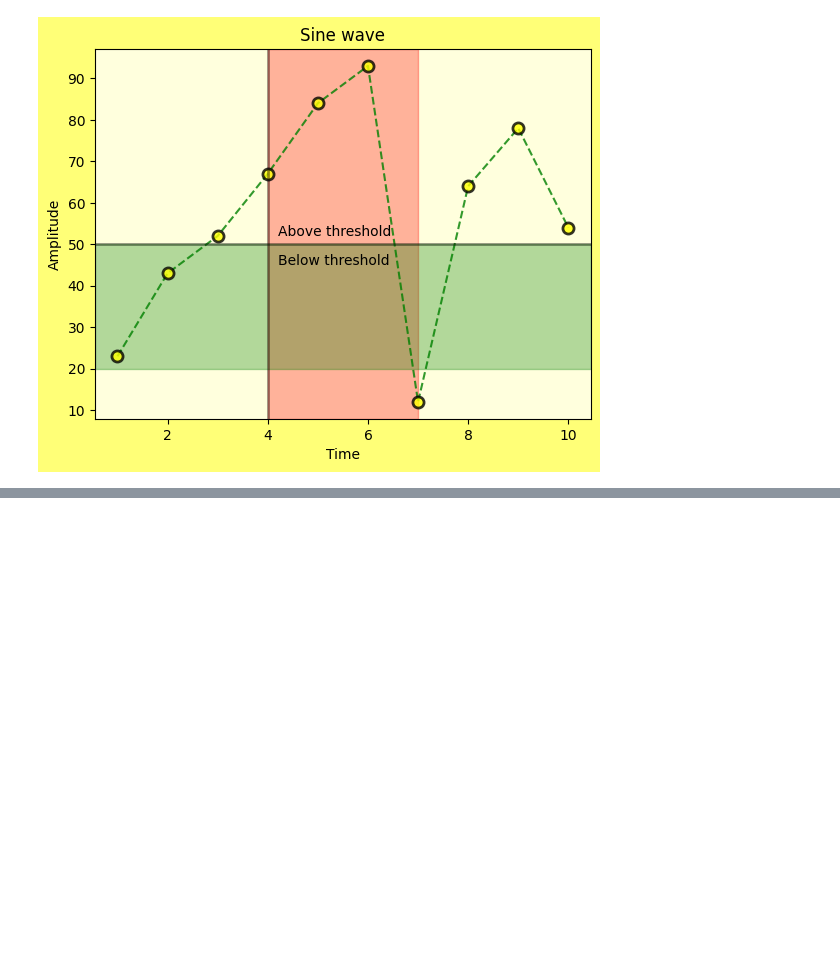
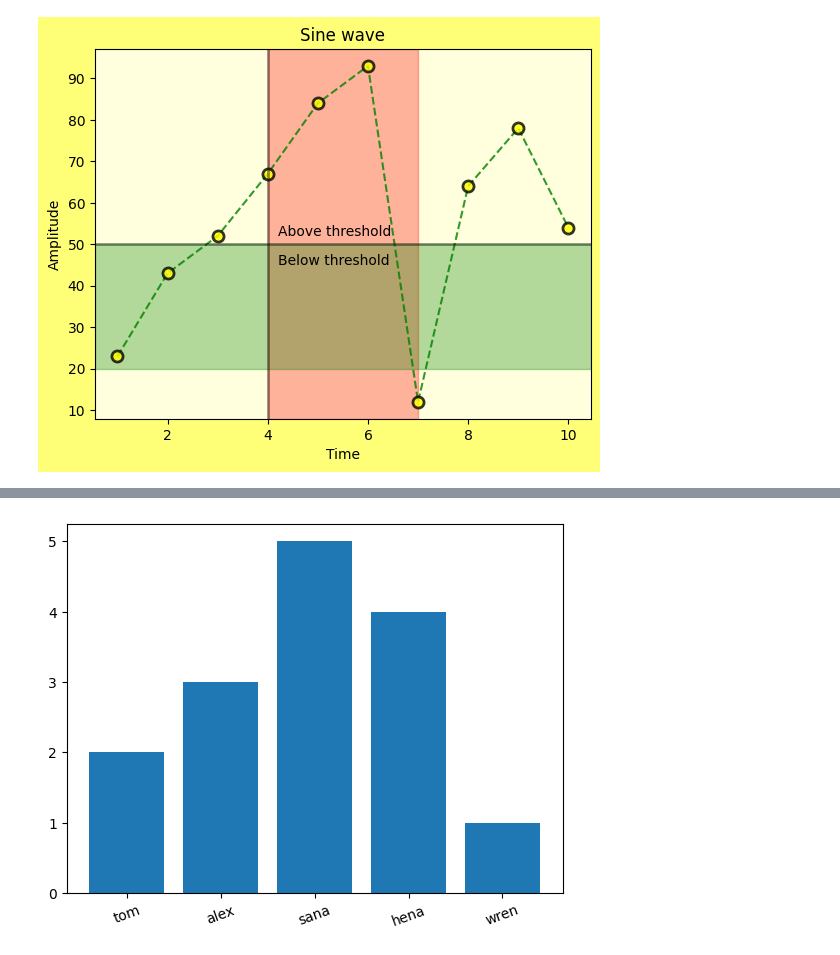
Before and after one commit to Omimishra/Python-Data-science, a Jupyter notebook: numpy.ipynb, the cells around one changed output, grey strips where cells are left out. Drawn from its saved outputs; the diff is of its cells as text; code cells hidden in the pictures; blank space fills up the shorter version.

```diff
--- a/numpy.ipynb
+++ b/numpy.ipynb
@@ -235,0 +504,8 @@ Text(0.5, 1.0, 'Scatter plot')
+# %%
+x = [1,2,3,4,5]
+y=[2,3,5,4,1]
+plt.xticks(x,['tom','alex','sana','hena','wren'],rotation=20)
+plt.bar(x,y,align='center')
+plt.show()
+# %% [output]
+[figure, added]
```
Also changed, not shown: parts of 40 cells of this notebook, 2 other files.
